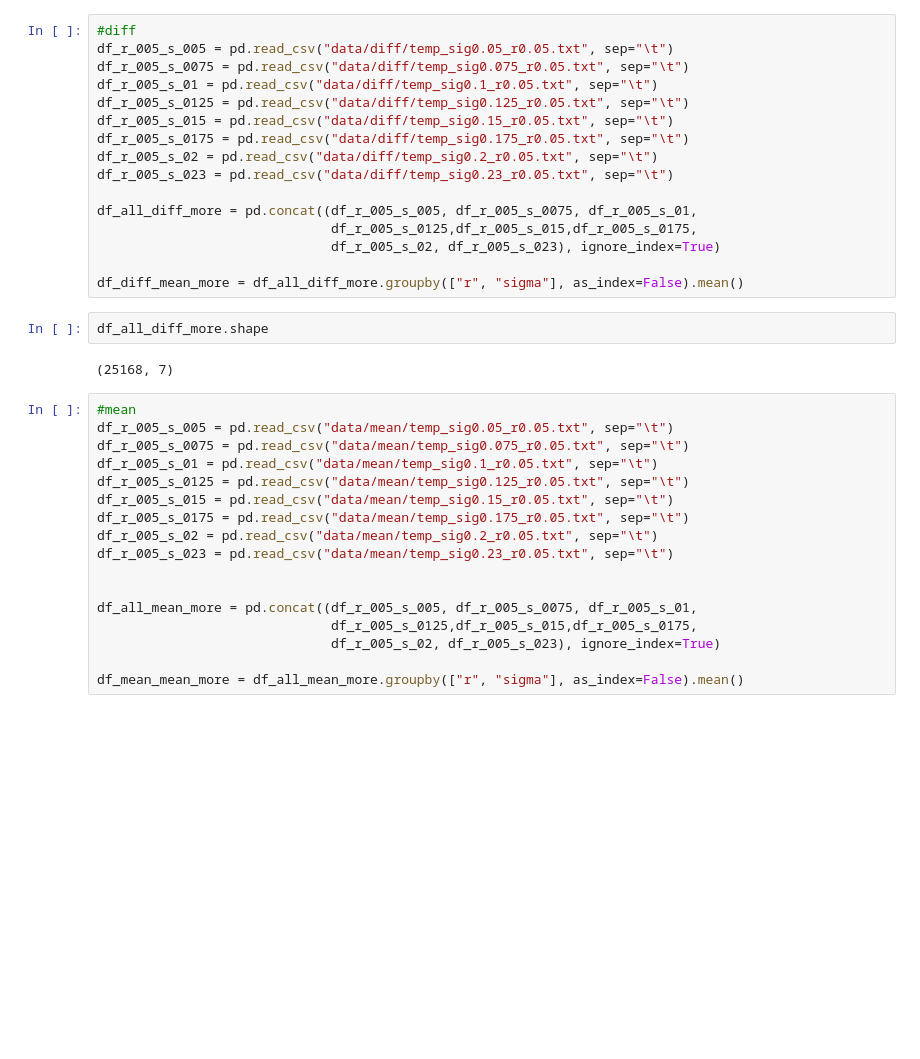
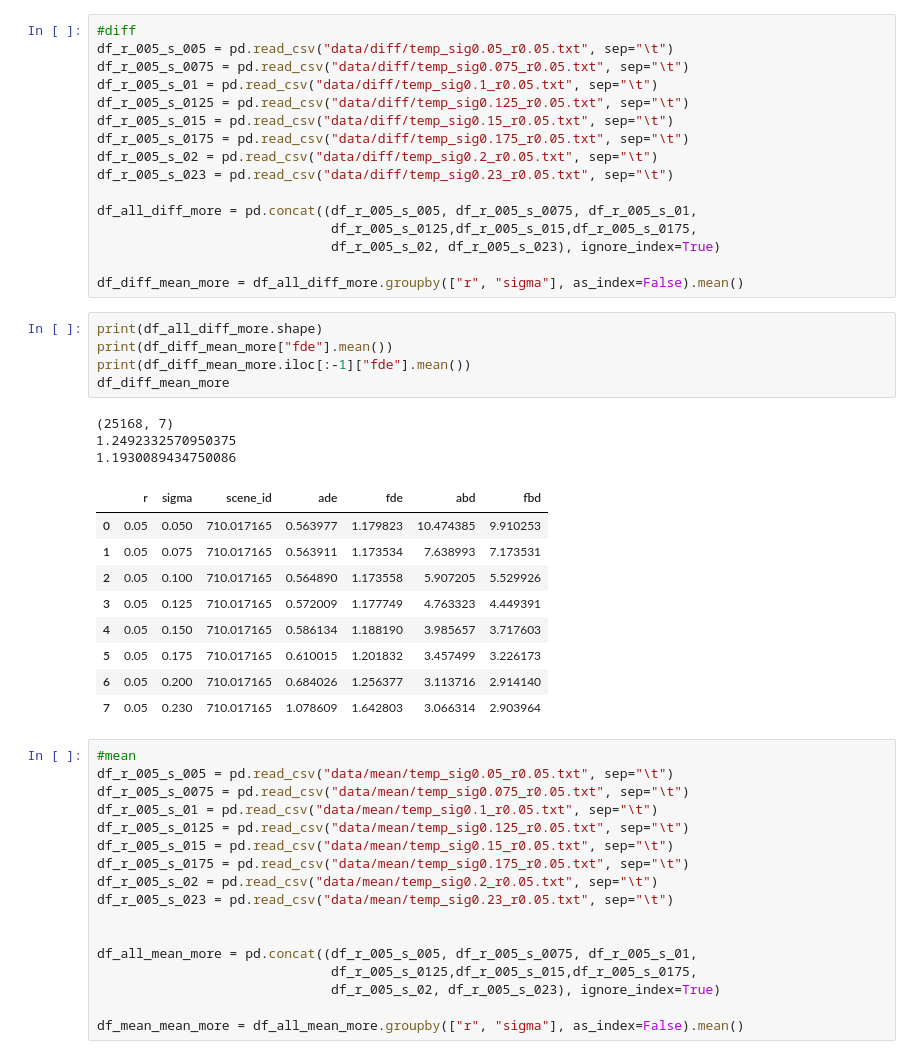
Before and after one commit to TicaGit/s_aware_prediction_VITA, a Jupyter notebook: analyse/05_08_bounds/analyse_08_may.ipynb, the cells around one changed output. Cells and saved outputs as stored; diff of their text form; blank space fills up the shorter version.

```diff
--- a/analyse/05_08_bounds/analyse_08_may.ipynb
+++ b/analyse/05_08_bounds/analyse_08_may.ipynb
@@ -699,10 +594,24 @@ df_all_diff_more = pd.concat((df_r_005_s_005, df_r_005_s_0075, df_r_005_s_01,
                               df_r_005_s_02, df_r_005_s_023), ignore_index=True)
 
 df_diff_mean_more = df_all_diff_more.groupby(["r", "sigma"], as_index=False).mean()
-# %%
-df_all_diff_more.shape
-# %% [output]
-(25168, 7)
+# %%
+print(df_all_diff_more.shape)
+print(df_diff_mean_more["fde"].mean())
+print(df_diff_mean_more.iloc[:-1]["fde"].mean())
+df_diff_mean_more
+# %% [output]
+(25168, 7)
+1.2492332570950375
+1.1930089434750086
+|  | r | sigma | scene_id | ade | fde | abd | fbd |
+| 0 | 0.05 | 0.050 | 710.017165 | 0.563977 | 1.179823 | 10.474385 | 9.910253 |
+| 1 | 0.05 | 0.075 | 710.017165 | 0.563911 | 1.173534 | 7.638993 | 7.173531 |
+| 2 | 0.05 | 0.100 | 710.017165 | 0.564890 | 1.173558 | 5.907205 | 5.529926 |
+| 3 | 0.05 | 0.125 | 710.017165 | 0.572009 | 1.177749 | 4.763323 | 4.449391 |
+| 4 | 0.05 | 0.150 | 710.017165 | 0.586134 | 1.188190 | 3.985657 | 3.717603 |
+| 5 | 0.05 | 0.175 | 710.017165 | 0.610015 | 1.201832 | 3.457499 | 3.226173 |
+| 6 | 0.05 | 0.200 | 710.017165 | 0.684026 | 1.256377 | 3.113716 | 2.914140 |
+| 7 | 0.05 | 0.230 | 710.017165 | 1.078609 | 1.642803 | 3.066314 | 2.903964 |
 # %%
 #mean
 df_r_005_s_005 = pd.read_csv("data/mean/temp_sig0.05_r0.05.txt", sep="\t")
```
Also changed, not shown: parts of 30 cells of this notebook, 17 other files.
